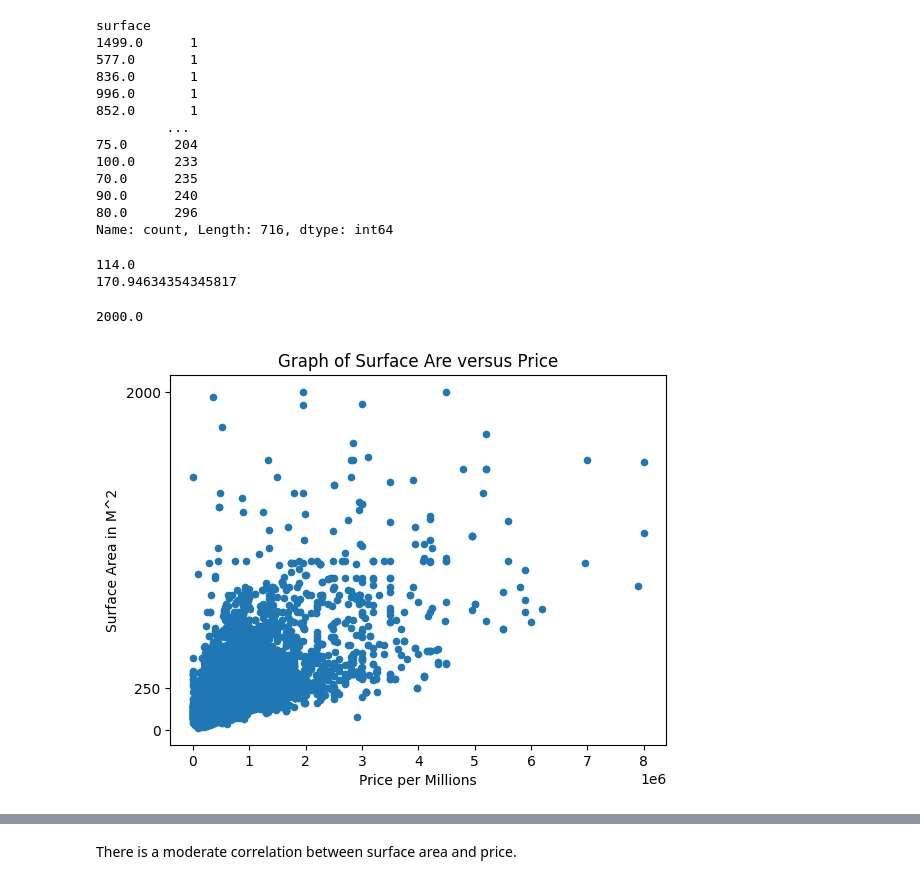
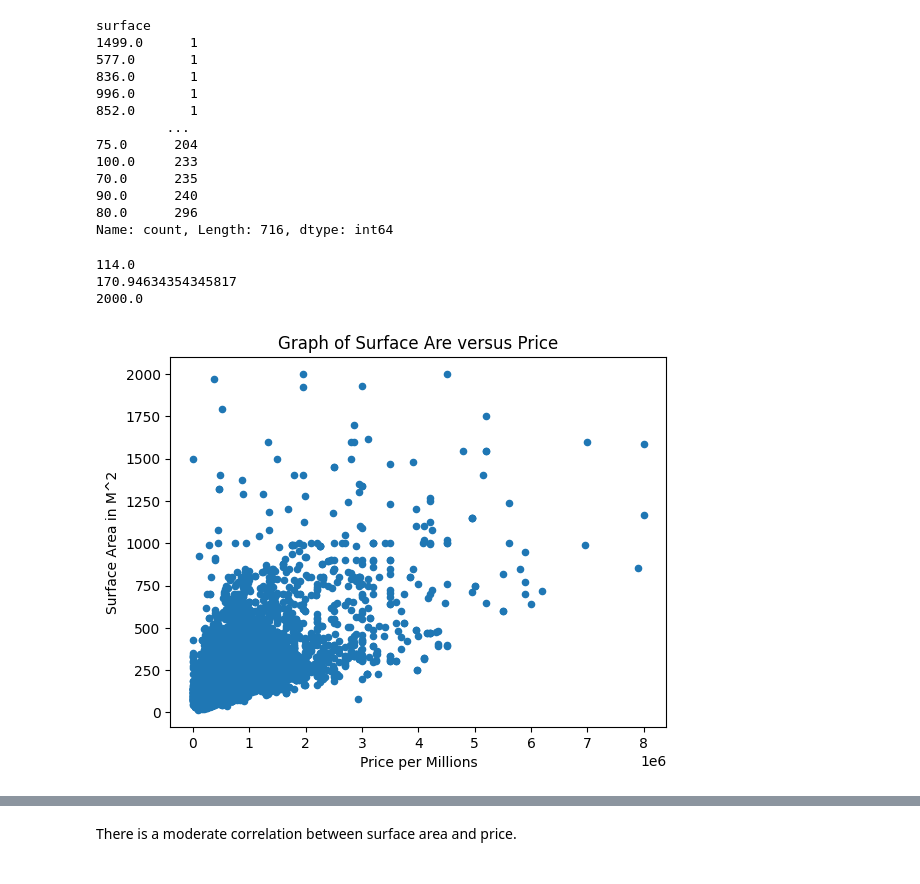
Before and after one commit to drtclem/realestate-datacleanup-exercise, a Jupyter notebook: project.ipynb, the cells around one changed output, grey strips where cells are left out. Cells and saved outputs as stored; diff of their text form; code cells hidden in the pictures.

```diff
--- a/project.ipynb
+++ b/project.ipynb
@@ -409,29 +359,29 @@ surface
 80.0      296
 Name: count, Length: 716, dtype: int64
 # %%
+#Looking for the best range of values to include in the visual
 median_surface = ds['surface'].median()
 print(median_surface)
 
 mean_surface = ds['surface'].mean()
 print(mean_surface)
+#double-checking the maximum value included
+max_surface_after = ds['surface'].max()
+print(max_surface_after)
 # %% [output]
 114.0
 170.94634354345817
+2000.0
-# %%
-max_surface_after = ds['surface'].max()
-print(max_surface_after)
-# %% [output]
-2000.0
 # %%
 ds.plot(kind='scatter', x='price', y='surface', title='Graph of Surface Are versus Price')
 
-plt.yticks([0, 2000, 250])
+plt.yticks([0, 250, 500, 750, 1000, 1250, 1500, 1750, 2000])
 plt.xlabel('Price per Millions')
 plt.ylabel('Surface Area in M^2')
 
 plt.show()
 # %% [output]
-[figure, old version]
+[figure, new version]
 # %%
 ds.plot(kind='scatter', x='price', y='surface', title='Graph of Surface Are versus Price')
 
```
Also changed, not shown: parts of 33 cells of this notebook.
